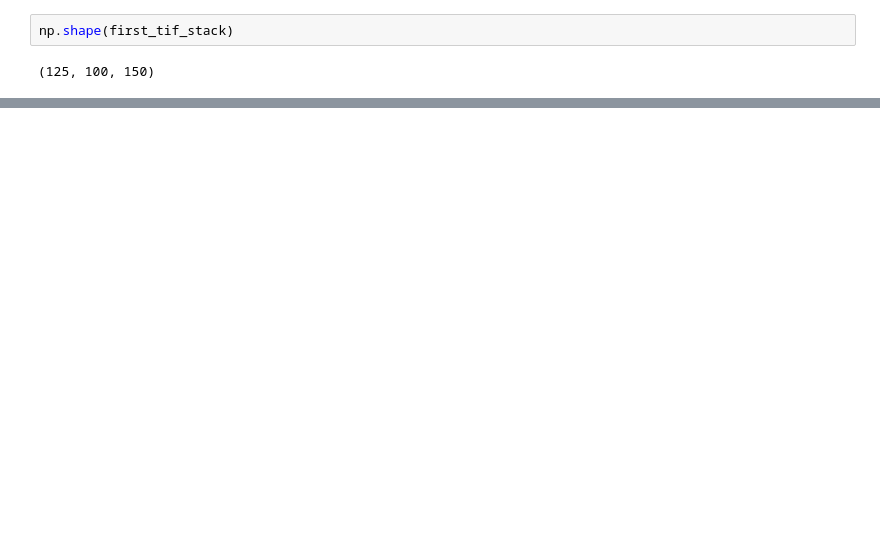
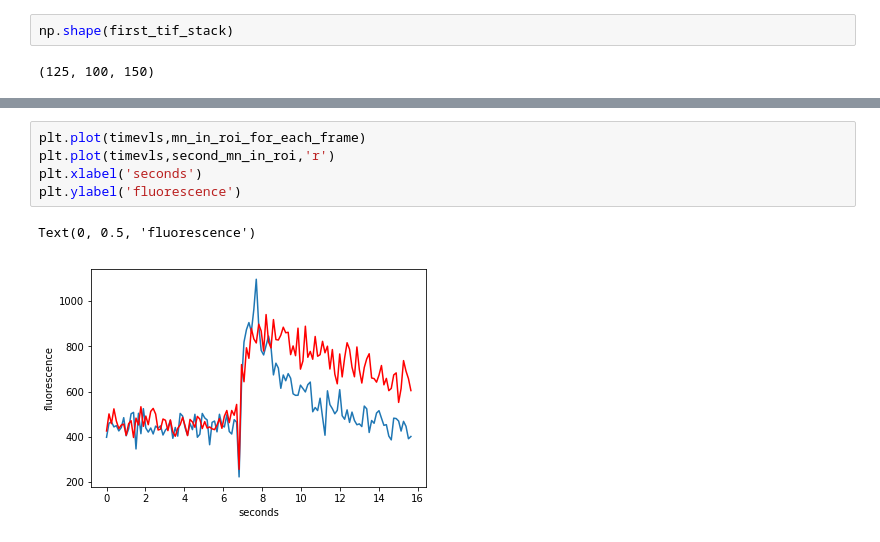
Before and after one commit to timothylwarren/ion_boot_camp, a Jupyter notebook: imaging/boot_camp_intro.ipynb, the cells around one changed output, grey strips where cells are left out. Saved outputs shown, nothing was run; the diff lists cells and outputs as text; blank space fills up the shorter version.

```diff
--- a/imaging/boot_camp_intro.ipynb
+++ b/imaging/boot_camp_intro.ipynb
@@ -300,0 +142,8 @@ ax.add_patch(circ)
+# %%
+plt.plot(timevls,mn_in_roi_for_each_frame)
+plt.plot(timevls,second_mn_in_roi,'r')
+plt.xlabel('seconds')
+plt.ylabel('fluorescence')
+# %% [output]
+Text(0, 0.5, 'fluorescence')
+[figure, added]
```
Also changed, not shown: parts of 85 cells of this notebook, 7 other files.
